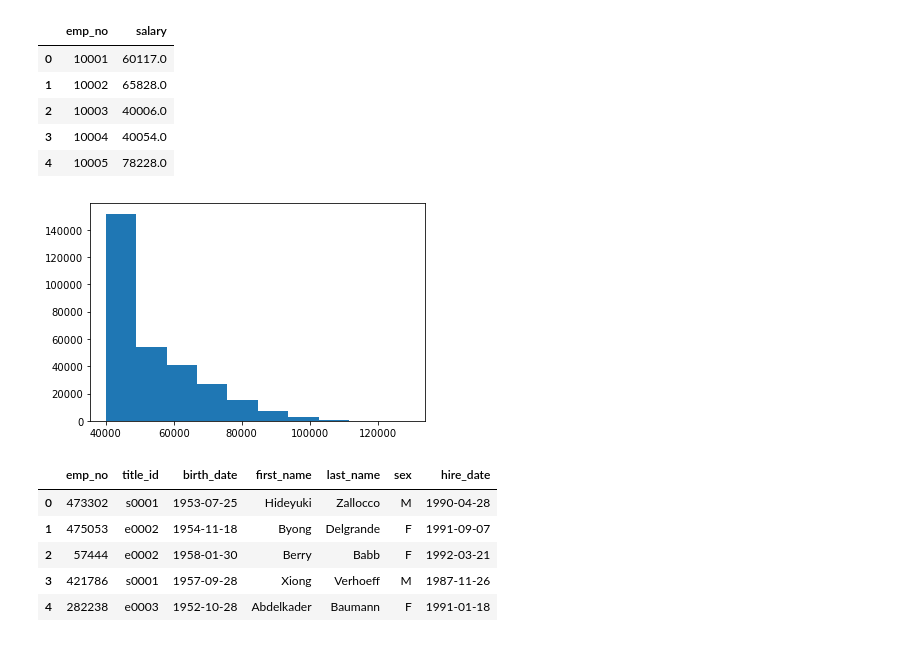
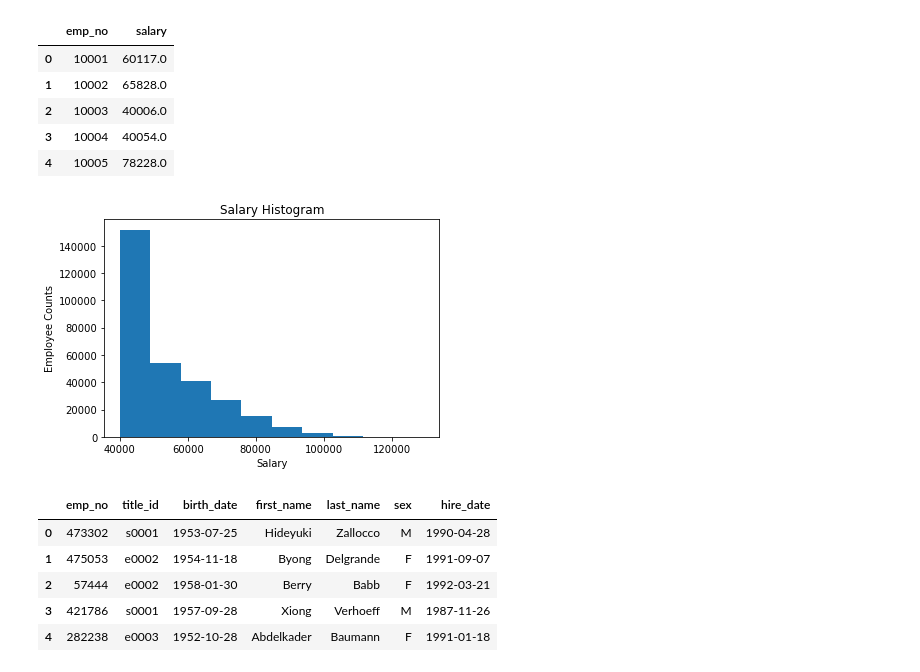
Before and after one commit to Yang111105/Employee-Database-SQL, a Jupyter notebook: EmployeeSQL/bonus_question.ipynb, the cells around one changed output. Saved outputs shown, nothing was run; the diff lists cells and outputs as text; code cells hidden in the pictures.

```diff
--- a/EmployeeSQL/bonus_question.ipynb
+++ b/EmployeeSQL/bonus_question.ipynb
@@ -19,9 +19,12 @@ salary_df.head()
 | 4 | 10005 | 78228.0 |
 # %%
 plt.hist(salary_df.salary)
+plt.title('Salary Histogram')
+plt.xlabel('Salary')
+plt.ylabel('Employee Counts')
 plt.show()
 # %% [output]
-[figure, old version]
+[figure, new version]
 # %%
 employee_df = pd.read_sql("SELECT * FROM employees",connection)
 employee_df = employee_df.rename(columns={"emp_title_id": "title_id"})
```
Also changed, not shown: parts of 2 cells of this notebook.
